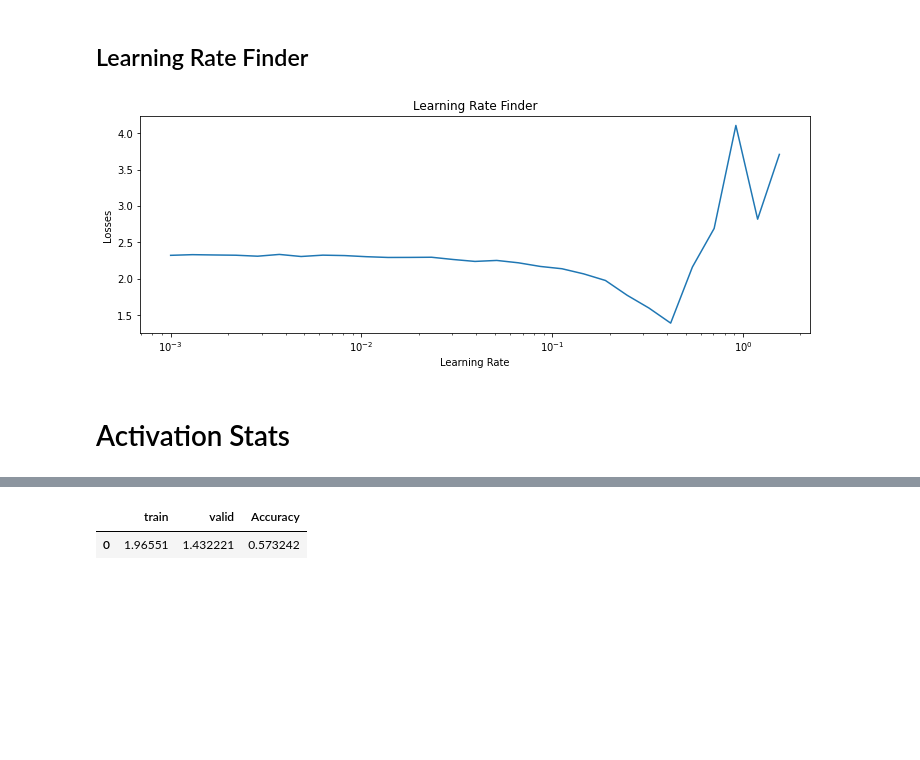
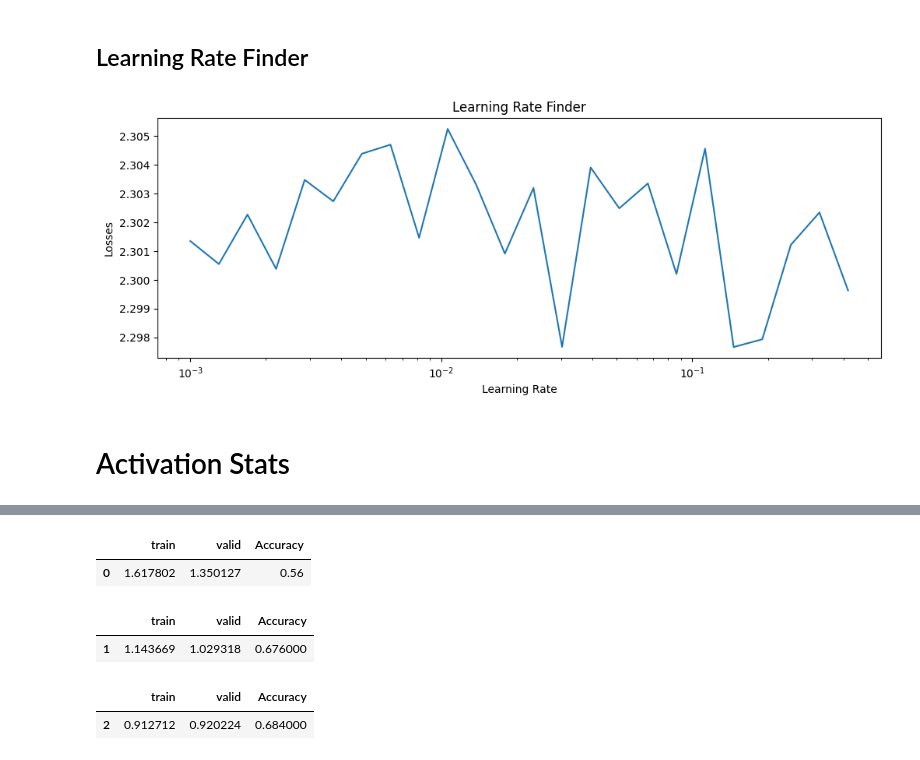
Before and after one commit to Isaac-Flath/AIsaac, a Jupyter notebook: nbs/43_visualization.ipynb, the cells around one changed output, grey strips where cells are left out. Saved outputs shown, nothing was run; the diff lists cells and outputs as text; code cells hidden in the pictures; blank space fills up the shorter version.

```diff
--- a/nbs/43_visualization.ipynb
+++ b/nbs/43_visualization.ipynb
@@ -54,8 +50,7 @@ xmean,xstd = 0.28, 0.35
 @inplace
 def transformi(b): b['image'] = [(TF.to_tensor(o)-xmean)/xstd for o in b['image']]
 
-_dataset = load_dataset('fashion_mnist').with_transform(transformi)
-# _dataset = sample_dataset_dict(_dataset)
+_dataset = sample_dataset_dict(load_dataset('fashion_mnist').with_transform(transformi),(2000,500))
 dls = DataLoaders.from_dataset_dict(_dataset, 256, num_workers=4)
 # %% [markdown]
 ## Learning Rate Finder
@@ -96,12 +91,12 @@ class LRFinderCB(Callback):
 trainer = Trainer(dls,
                   nn.CrossEntropyLoss(),
                   torch.optim.SGD,
-                  get_model_fc(),
+                  get_model_conv(),
                   callbacks=[BasicTrainCB(),DeviceCB(),MetricsCB(Accuracy=MulticlassAccuracy())])
 # %%
 trainer.fit(callbacks=[LRFinderCB()])
 # %% [output]
-[figure, old version]
+[figure, new version]
 # %% [markdown]
 # Activation Stats
 # %%
@@ -168,18 +163,22 @@ for module in model.modules(): lsuv_init(model, module, xb.to(def_device))
 # %%
 trainer = Trainer(dls,
                   nn.CrossEntropyLoss(),
                   torch.optim.Adam,
                   model,
-                  callbacks=[BasicTrainCB(),NBatchCB(10),
+                  callbacks=[BasicTrainCB(),
                              MetricsCB(Accuracy=MulticlassAccuracy()),
                              DeviceCB(),
                              ProgressCB(),
                              ActivationStatsCB(fc.risinstance(nn.Conv2d))])
-trainer.fit(1)
+trainer.fit()
 # %% [output]
 [interactive output not drawn]
 |  | train | valid | Accuracy |
-| 0 | 1.96551 | 1.432221 | 0.573242 |
+| 0 | 1.617802 | 1.350127 | 0.56 |
+|  | train | valid | Accuracy |
+| 1 | 1.143669 | 1.029318 | 0.676000 |
+|  | train | valid | Accuracy |
+| 2 | 0.912712 | 0.920224 | 0.684000 |
 # %%
 trainer.ActivationStatsCB.color_dim()
 # %% [output]
```
Also changed, not shown: parts of 4 cells of this notebook, 26 other files.
